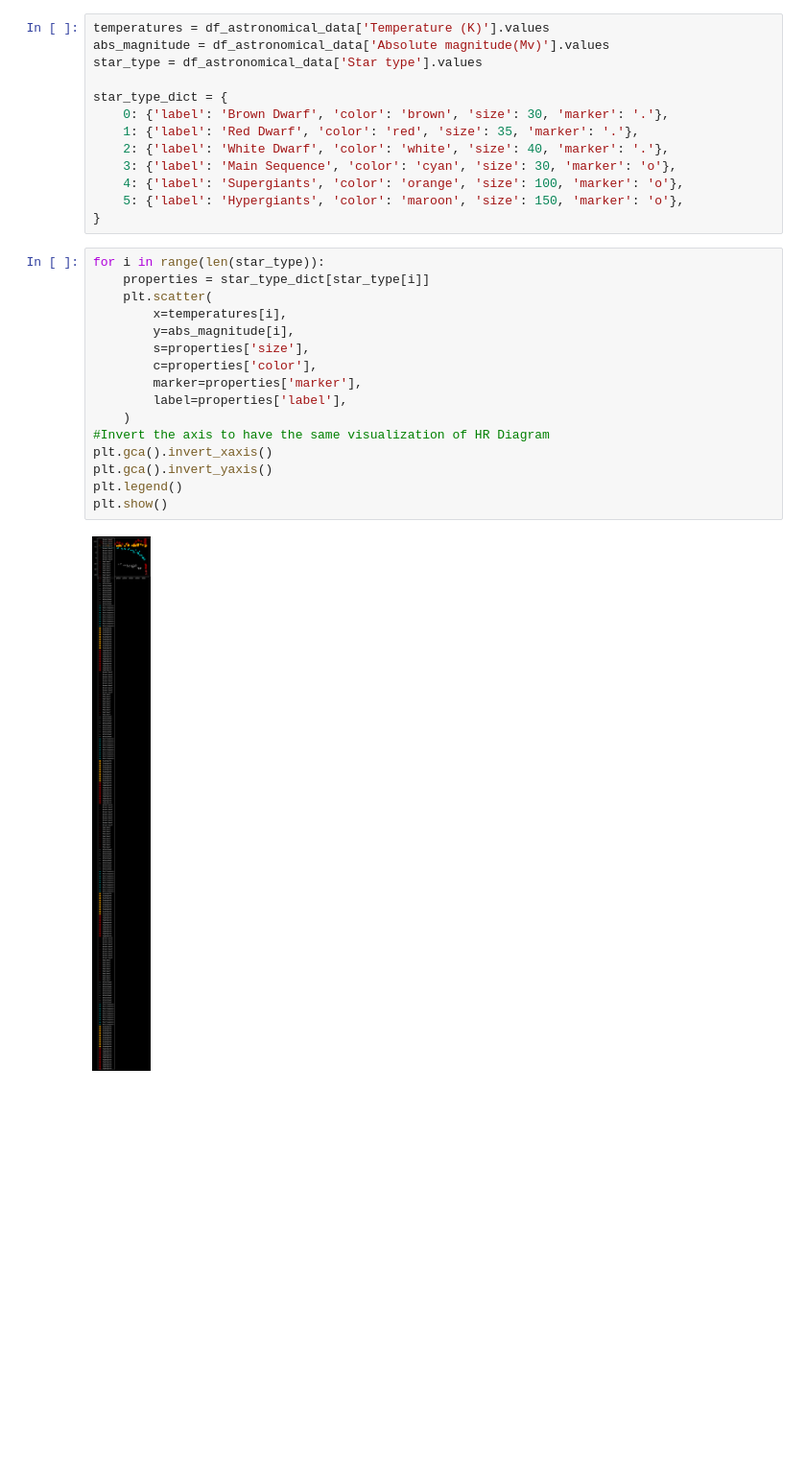
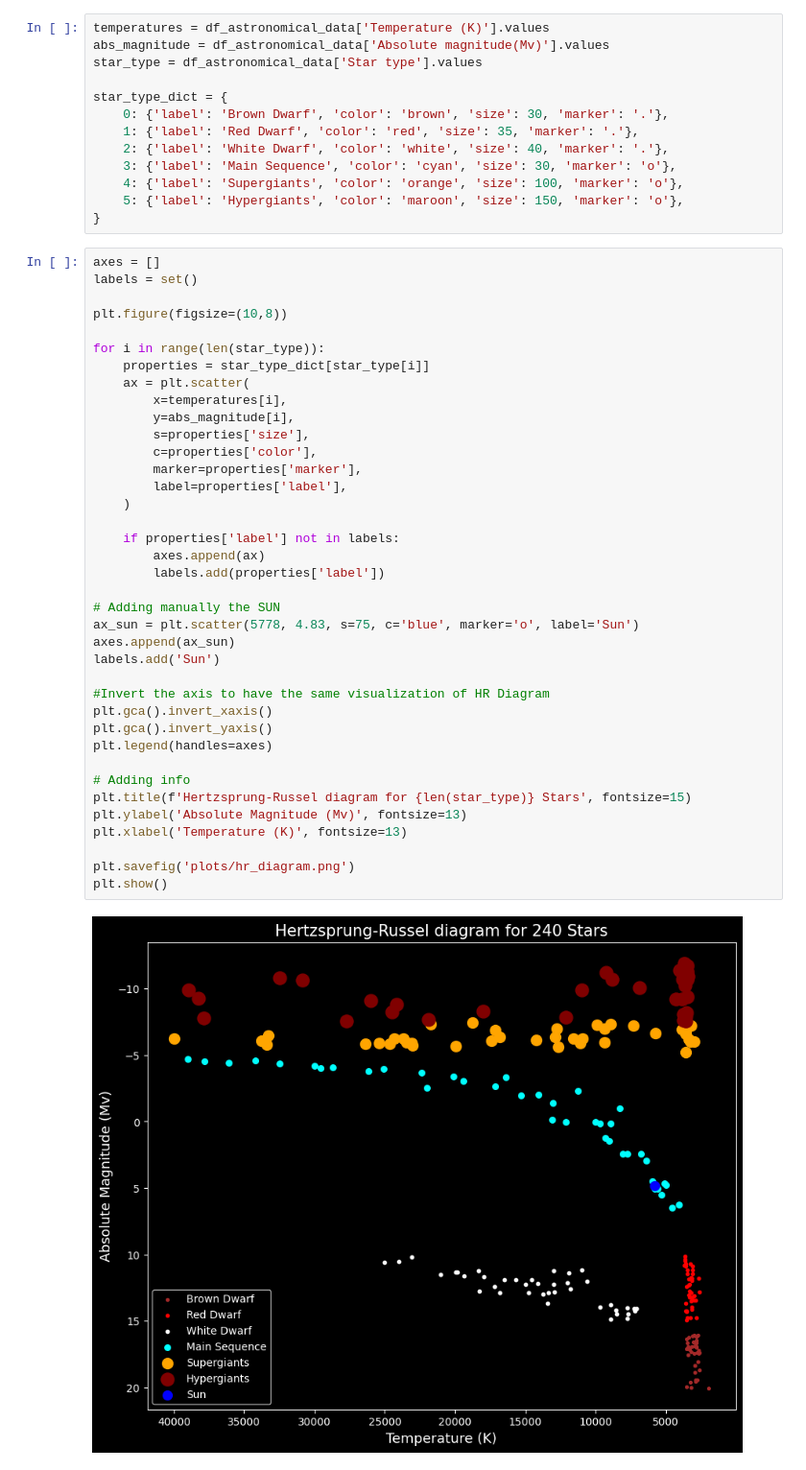
Before and after one commit to Simone-Smaldore/Astronomical-Data-Analysis, a Jupyter notebook: Astronomical Data Analysis.ipynb, the cells around one changed output. Shown: that part at 96% size. Saved outputs shown, nothing was run; the diff lists cells and outputs as text; blank space fills up the shorter version.

```diff
--- a/Astronomical Data Analysis.ipynb
+++ b/Astronomical Data Analysis.ipynb
@@ -174,20 +174,42 @@ star_type_dict = {
     5: {'label': 'Hypergiants', 'color': 'maroon', 'size': 150, 'marker': 'o'},
 }
 # %%
+axes = []
+labels = set()
+
+plt.figure(figsize=(10,8))
+
 for i in range(len(star_type)):
     properties = star_type_dict[star_type[i]]
-    plt.scatter(
+    ax = plt.scatter(
         x=temperatures[i],
         y=abs_magnitude[i],
         s=properties['size'],
         c=properties['color'],
         marker=properties['marker'],
         label=properties['label'],
     )
+
+    if properties['label'] not in labels:
+        axes.append(ax)
+        labels.add(properties['label'])
+
+# Adding manually the SUN
+ax_sun = plt.scatter(5778, 4.83, s=75, c='blue', marker='o', label='Sun')
+axes.append(ax_sun)
+labels.add('Sun')
+
 #Invert the axis to have the same visualization of HR Diagram
 plt.gca().invert_xaxis()
 plt.gca().invert_yaxis()
-plt.legend()
+plt.legend(handles=axes)
+
+# Adding info
+plt.title(f'Hertzsprung-Russel diagram for {len(star_type)} Stars', fontsize=15)
+plt.ylabel('Absolute Magnitude (Mv)', fontsize=13)
+plt.xlabel('Temperature (K)', fontsize=13)
+
+plt.savefig('plots/hr_diagram.png')
 plt.show()
 # %% [output]
-[figure, old version]
+[figure, new version]
```
Also changed, not shown: parts of 2 cells of this notebook, 3 other files.
